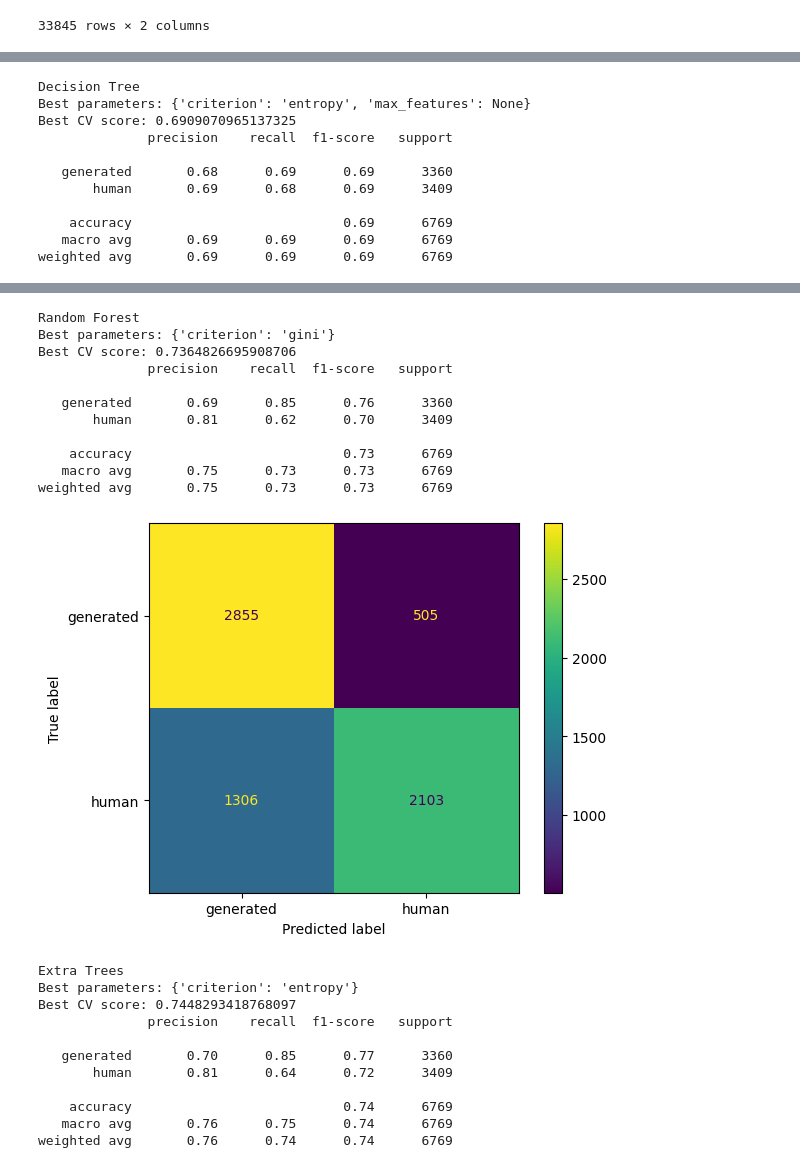
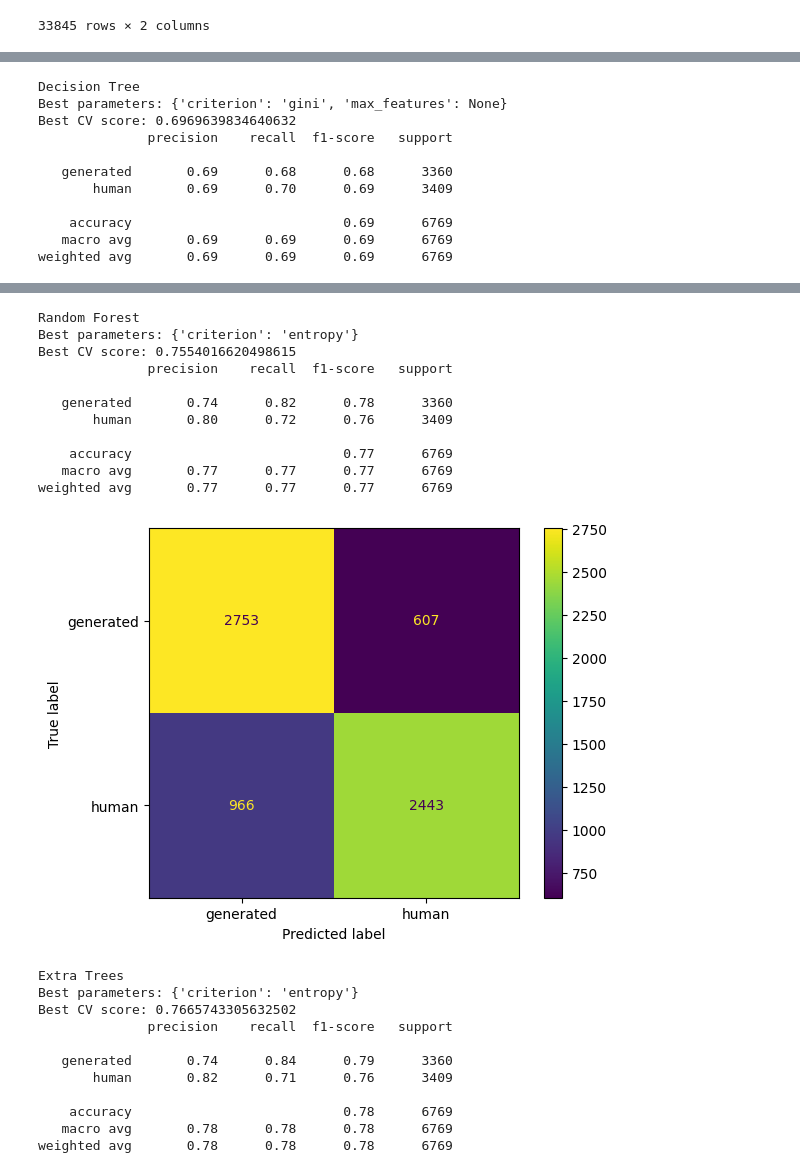
Before and after one commit to daviderigamonti/NLP-Project, a Jupyter notebook: notebooks/Task1/T1_BoW_Models.ipynb, the cells around one changed output, grey strips where cells are left out. Saved outputs shown, nothing was run; the diff lists cells and outputs as text; code cells hidden in the pictures.

Commit message:
Updated split interface and solved data leakage

```diff
--- a/notebooks/Task1/T1_BoW_Models.ipynb
+++ b/notebooks/Task1/T1_BoW_Models.ipynb
@@ -90,9 +79,13 @@ def preprocess(df, field, remove_stop=True, vectorizer=None):
 # %%
-# min_df higher than 1 seems to perform worse
-vectorizer = CountVectorizer()
-# vectorizer = TfidfVectorizer()
+# CountVectorizer leads to comparable results
+# Setting min_df < 4 leads to comparable results but with much more parameters
+
+# vectorizer = CountVectorizer()
+vectorizer = TfidfVectorizer(min_df=4, max_df=0.6)
-# %%
-df, x, y = preprocess(df, "text", vectorizer=vectorizer)
 # %%
-# train, test = train_test_split(df, test_size=0.2)
-x_train, x_val, x_test, y_train, y_val, y_test = split(x, y, test_size=0.2, val_size=0.0)
+x, y = df["text"], df["label"]
+x_train, x_val, x_test, y_train, y_val, y_test = split(
+    x, y, test_size=0.2, val_size=0.0, seed=seed
+)
+x_train = preprocess(x_train, vectorizer=vectorizer)
+x_test = preprocess(x_test, vectorizer=vectorizer, fit=False)
@@ -183,6 +188,13 @@ models.append({"name": "Extra Trees", "model": et_clf})
 # %%
 for model in models:
-    print(f"Training {model['name']}")
+    if model["usecached"]:
+        cache = load_scikit_model(models_path, model["name"])
+        if cache:
+            model["best"] = cache
+            print(f"Restored model for {model['name']}")
+            continue
+        else:
+            print(f"Couldn't restore model for {model['name']}")
 
     x_train_, y_train_ = x_train, y_train
     if "subsample" in model.keys():
@@ -193,12 +205,15 @@ for model in models:
             stratify=y_train
         )
 
+    print(f"Training {model['name']}")
     model["model"].fit(x_train_, y_train_)
 
     print("Found best model")
     model["best"] = model["model"].best_estimator_
     model["best"].fit(x_train, y_train)
     print("Trained best model")
+
+    save_scikit_model(models_path, model["best"], model["name"])
 # %% [output]
 Training Naive Bayes
 Fitting 5 folds for each of 6 candidates, totalling 30 fits
@@ -220,8 +235,9 @@ Trained best model
 # %%
 for model in models:
     print(f"{model['name']}")
-    print(f"Best parameters: {model['model'].best_params_}")
-    print(f"Best CV score: {model['model'].best_score_}")
+    if hasattr(model["model"], "cv_results_"):
+        print(f"Best parameters: {model['model'].best_params_}")
+        print(f"Best CV score: {model['model'].best_score_}")
     y_pred = model['best'].predict(x_test)
     evaluate(y_test, y_pred, labels=labels)
 # %% [output]
@@ -264,10 +280,10 @@ weighted avg       0.75      0.75      0.75      6769
 Decision Tree
-Best parameters: {'criterion': 'entropy', 'max_features': None}
-Best CV score: 0.6909070965137325
+Best parameters: {'criterion': 'gini', 'max_features': None}
+Best CV score: 0.6969639834640632
               precision    recall  f1-score   support
 
-   generated       0.68      0.69      0.69      3360
-       human       0.69      0.68      0.69      3409
+   generated       0.69      0.68      0.68      3360
+       human       0.69      0.70      0.69      3409
 
     accuracy                           0.69      6769
    macro avg       0.69      0.69      0.69      6769
@@ -276,23 +292,23 @@ weighted avg       0.69      0.69      0.69      6769
 Random Forest
-Best parameters: {'criterion': 'gini'}
-Best CV score: 0.7364826695908706
+Best parameters: {'criterion': 'entropy'}
+Best CV score: 0.7554016620498615
               precision    recall  f1-score   support
 
-   generated       0.69      0.85      0.76      3360
-       human       0.81      0.62      0.70      3409
+   generated       0.74      0.82      0.78      3360
+       human       0.80      0.72      0.76      3409
 
-    accuracy                           0.73      6769
-   macro avg       0.75      0.73      0.73      6769
-weighted avg       0.75      0.73      0.73      6769
+    accuracy                           0.77      6769
+   macro avg       0.77      0.77      0.77      6769
+weighted avg       0.77      0.77      0.77      6769
-[figure, old version]
+[figure, new version]
 Extra Trees
 Best parameters: {'criterion': 'entropy'}
-Best CV score: 0.7448293418768097
+Best CV score: 0.7665743305632502
               precision    recall  f1-score   support
 
-   generated       0.70      0.85      0.77      3360
-       human       0.81      0.64      0.72      3409
+   generated       0.74      0.84      0.79      3360
+       human       0.82      0.71      0.76      3409
 
-    accuracy                           0.74      6769
-   macro avg       0.76      0.75      0.74      6769
-weighted avg       0.76      0.74      0.74      6769
+    accuracy                           0.78      6769
+   macro avg       0.78      0.78      0.78      6769
+weighted avg       0.78      0.78      0.78      6769
```
Also changed, not shown: parts of 18 cells of this notebook, 2 other files.
